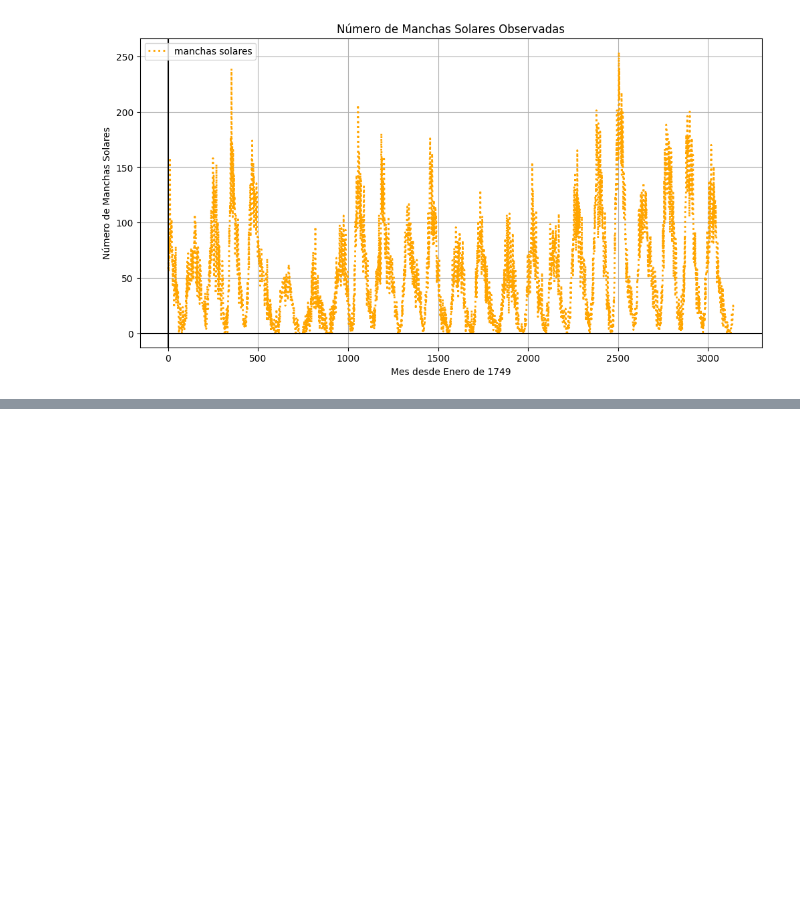
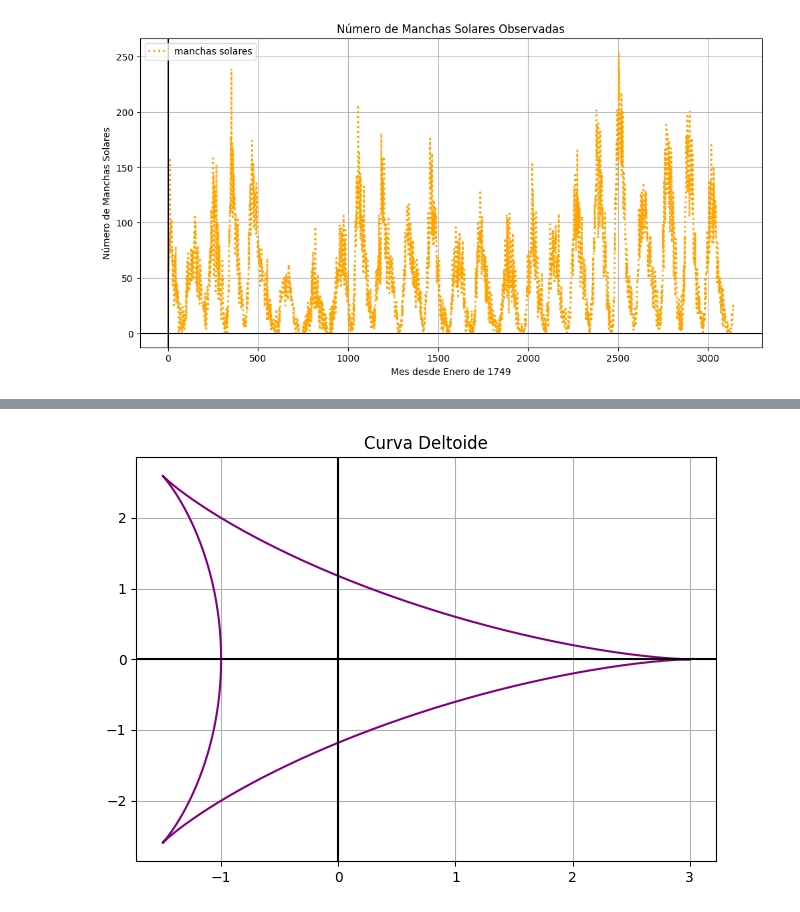
Before and after one commit to LuisEnriqueFC/COPIAINTERSEMESTRALTRABAJO, a Jupyter notebook: TareaPractica2_Rivas_Rodriguez_Luis_Enrique.ipynb, the cells around one changed output, grey strips where cells are left out. Cells and saved outputs as stored; diff of their text form; code cells hidden in the pictures; blank space fills up the shorter version.

```diff
--- a/TareaPractica2_Rivas_Rodriguez_Luis_Enrique.ipynb
+++ b/TareaPractica2_Rivas_Rodriguez_Luis_Enrique.ipynb
@@ -743,0 +143,16 @@ En la mayoría de los casos, si una cantidad se puede calcular sin recursividad,
+# %%
+import numpy as np
+import math as mt
+import matplotlib.pyplot as plt
+theta=np.linspace(0,2*mt.pi,10000)
+xtheta=2*np.cos(theta)+np.cos(2*theta)
+ytheta=2*np.sin(theta)-np.sin(2*theta)
+plt.plot(xtheta,ytheta,color='purple')
+plt.title('Curva Deltoide')
+plt.axhline(y=0.0, xmin=0.0, color='black')
+plt.axvline(x=0.0, ymin=0.0, color='black')
+plt.grid()
+plt.tight_layout()
+plt.show()
+# %% [output]
+[figure, added]
```
Also changed, not shown: parts of 64 cells of this notebook, 1 other file.
